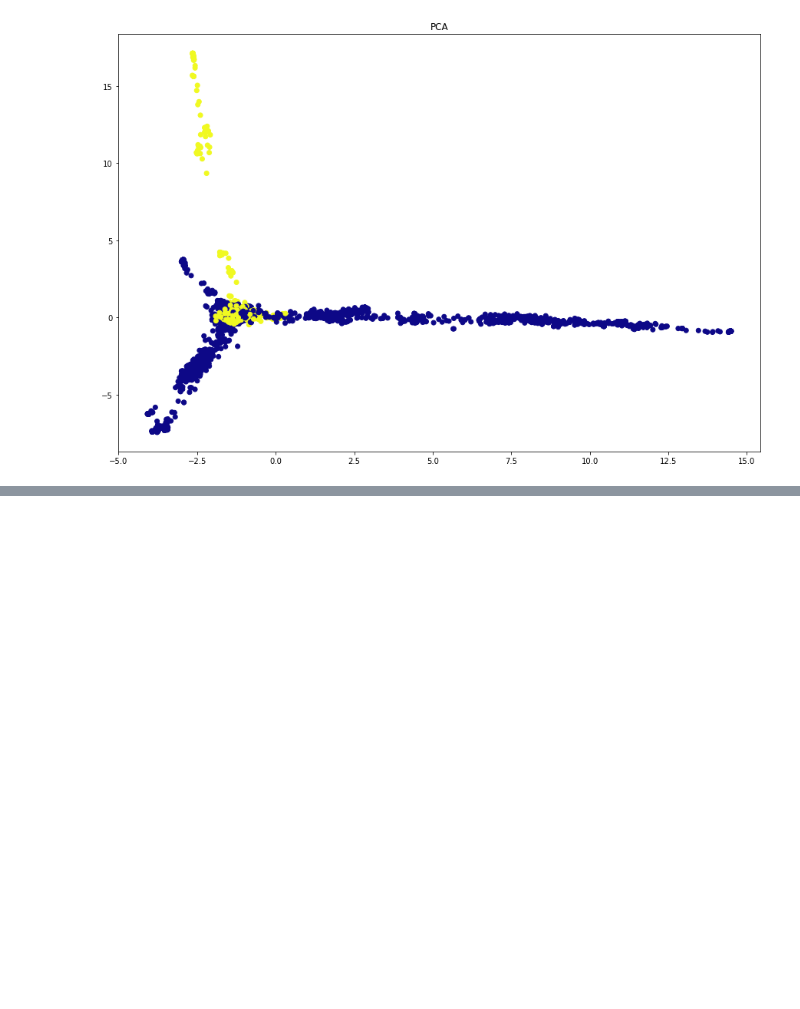
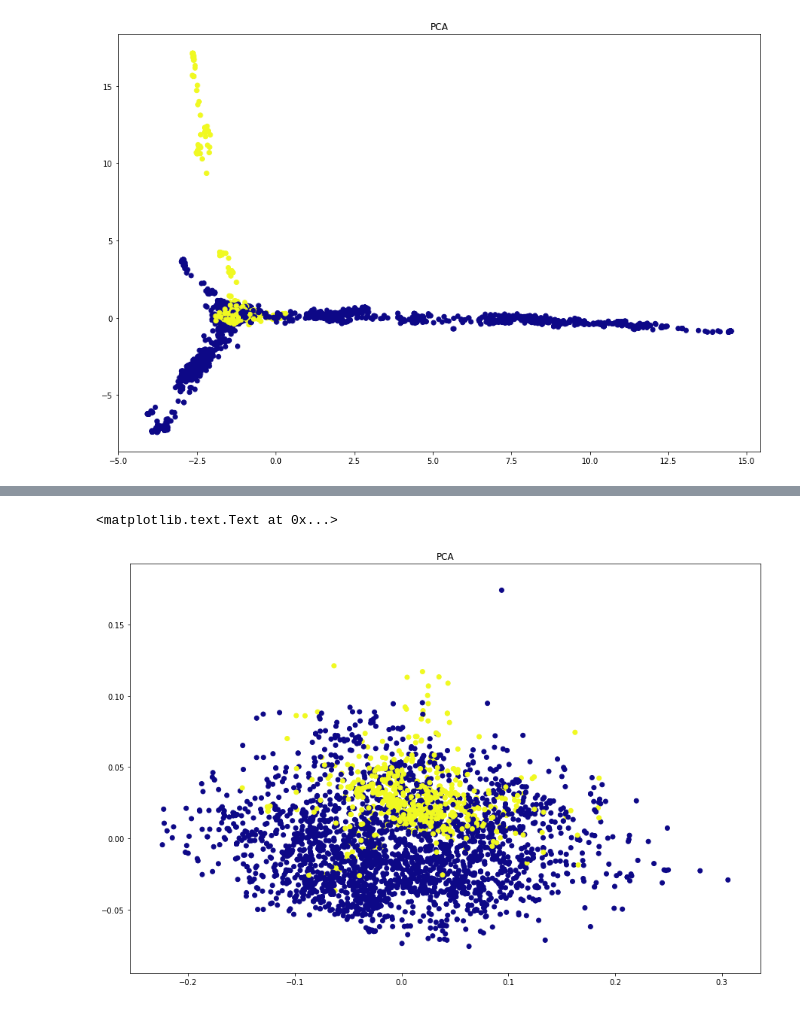
Before and after one commit to Rauf-Kurbanov/au_dl_course, a Jupyter notebook: seminar_6/hw.ipynb, the cells around one changed output, grey strips where cells are left out. Cells and saved outputs as stored; diff of their text form; code cells hidden in the pictures; blank space fills up the shorter version.

```diff
--- a/seminar_6/hw.ipynb
+++ b/seminar_6/hw.ipynb
@@ -290,0 +290,18 @@ print('Accuracy with naive bayes: {}%'.format(100 * np.mean(test_accs)))
+# %%
+def prots_to_vec_sum(seqs, batch_size):
+    res = np.zeros(shape=(batch_size, EMBED_LEN))
+
+    for j, seq in enumerate(seqs):
+        for i in range(len(seq)):
+            res[j] += good_embed_dict[seq[i:i+3]]
+        res[j] /= len(seq)
+    return res
+
+def batch_generator_sk_sum(proteins, batch_size):
+    while True:
+        objs = proteins.sample(n=batch_size)
+
+        batch_prots = prots_to_vec_sum(objs['seq'].as_matrix(), batch_size)
+        batch_families = le.transform(objs['family'])
+
+        yield batch_prots, batch_families
@@ -321,0 +374,13 @@ plt.title('tSNE')
+# %%
+data_viz = data[data.apply(lambda s: len(s['seq']) < MAX_LEN and s['family'] in top_2_fam, axis=1)]
+data_viz_vec = prots_to_vec_sum(data_viz['seq'], data_viz.shape[0])
+# %%
+trans = PCA(n_components=2)
+data_viz_pca = trans.fit_transform(data_viz_vec)
+# %%
+plt.figure(figsize=(15,10))
+plt.scatter(data_viz_pca[:,0], data_viz_pca[:,1], c=(data_viz['family'] == 'Helicase_C'), cmap='plasma')
+plt.title('PCA')
+# %% [output]
+<matplotlib.text.Text at 0x...>
+[figure, added]
```
Also changed, not shown: parts of 13 cells of this notebook.
